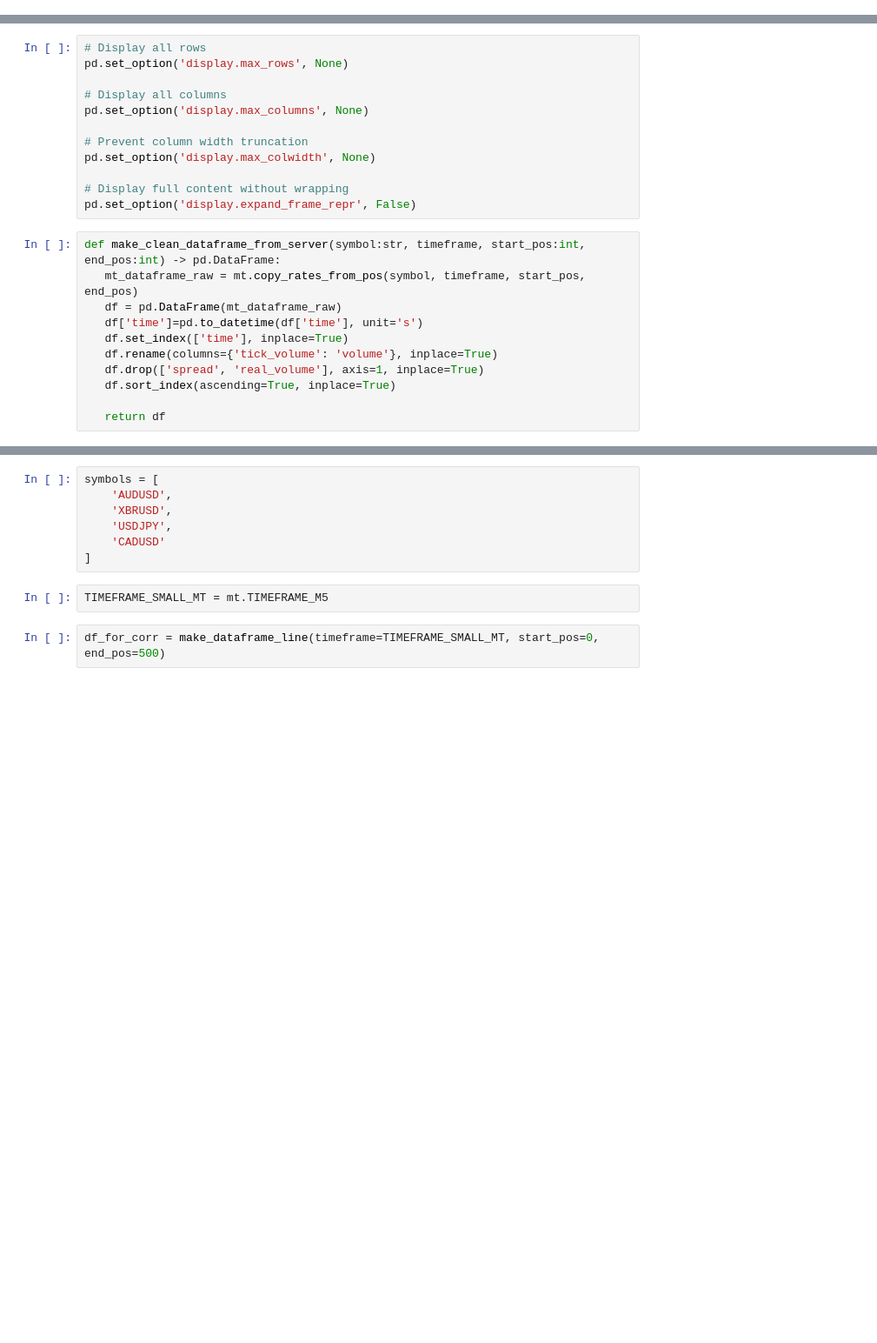
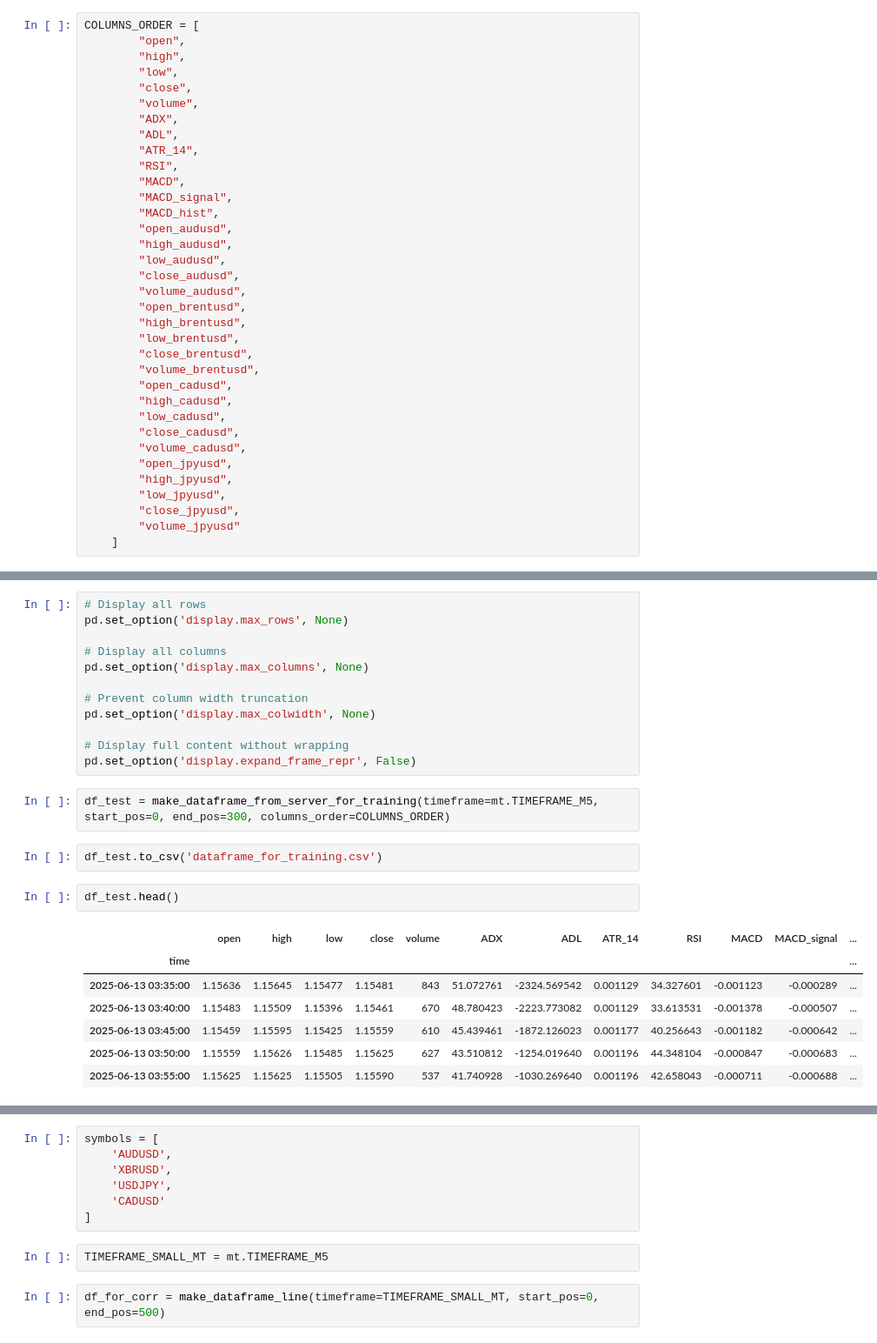
Before and after one commit to maratgaliulin/python_algo_ai, a Jupyter notebook: test.ipynb, the cells around one changed output, grey strips where cells are left out. Shown at 87% size. Drawn from its saved outputs; the diff is of its cells as text; blank space fills up the shorter version.

```diff
--- a/test.ipynb
+++ b/test.ipynb
@@ -12,3 +20,38 @@ from machine_learning_models.lstm.lstm_collect_predictions_into_dataframe import
 import matplotlib.pyplot as plt
 
 import seaborn as sns
+# %%
+COLUMNS_ORDER = [
+        "open",
+        "high",
+        "low",
+        "close",
+        "volume",
+        "ADX",
+        "ADL",
+        "ATR_14",
+        "RSI",
+        "MACD",
+        "MACD_signal",
+        "MACD_hist",
+        "open_audusd",
+        "high_audusd",
+        "low_audusd",
+        "close_audusd",
+        "volume_audusd",
+        "open_brentusd",
+        "high_brentusd",
+        "low_brentusd",
+        "close_brentusd",
+        "volume_brentusd",
+        "open_cadusd",
+        "high_cadusd",
+        "low_cadusd",
+        "close_cadusd",
+        "volume_cadusd",
+        "open_jpyusd",
+        "high_jpyusd",
+        "low_jpyusd",
+        "close_jpyusd",
+        "volume_jpyusd"
+    ]
@@ -33,14 +111,17 @@ pd.set_option('display.max_colwidth', None)
 
 # Display full content without wrapping
 pd.set_option('display.expand_frame_repr', False)
-# %%
-def make_clean_dataframe_from_server(symbol:str, timeframe, start_pos:int, end_pos:int) -> pd.DataFrame:
-   mt_dataframe_raw = mt.copy_rates_from_pos(symbol, timeframe, start_pos, end_pos)
-   df = pd.DataFrame(mt_dataframe_raw)
-   df['time']=pd.to_datetime(df['time'], unit='s')
-   df.set_index(['time'], inplace=True)
-   df.rename(columns={'tick_volume': 'volume'}, inplace=True)
-   df.drop(['spread', 'real_volume'], axis=1, inplace=True)
-   df.sort_index(ascending=True, inplace=True)
-
-   return df
+# %%
+df_test = make_dataframe_from_server_for_training(timeframe=mt.TIMEFRAME_M5, start_pos=0, end_pos=300, columns_order=COLUMNS_ORDER)
+# %%
+df_test.to_csv('dataframe_for_training.csv')
+# %%
+df_test.head()
+# %% [output]
+|  | open | high | low | close | volume | ADX | ADL | ATR_14 | RSI | MACD | MACD_signal | ... |
+| time |  |  |  |  |  |  |  |  |  |  |  | ... |
+| 2025-06-13 03:35:00 | 1.15636 | 1.15645 | 1.15477 | 1.15481 | 843 | 51.072761 | -2324.569542 | 0.001129 | 34.327601 | -0.001123 | -0.000289 | ... |
+| 2025-06-13 03:40:00 | 1.15483 | 1.15509 | 1.15396 | 1.15461 | 670 | 48.780423 | -2223.773082 | 0.001129 | 33.613531 | -0.001378 | -0.000507 | ... |
+| 2025-06-13 03:45:00 | 1.15459 | 1.15595 | 1.15425 | 1.15559 | 610 | 45.439461 | -1872.126023 | 0.001177 | 40.256643 | -0.001182 | -0.000642 | ... |
+| 2025-06-13 03:50:00 | 1.15559 | 1.15626 | 1.15485 | 1.15625 | 627 | 43.510812 | -1254.019640 | 0.001196 | 44.348104 | -0.000847 | -0.000683 | ... |
+| 2025-06-13 03:55:00 | 1.15625 | 1.15625 | 1.15505 | 1.15590 | 537 | 41.740928 | -1030.269640 | 0.001196 | 42.658043 | -0.000711 | -0.000688 | ... |
```
Also changed, not shown: parts of 31 cells of this notebook, 5 other files.
